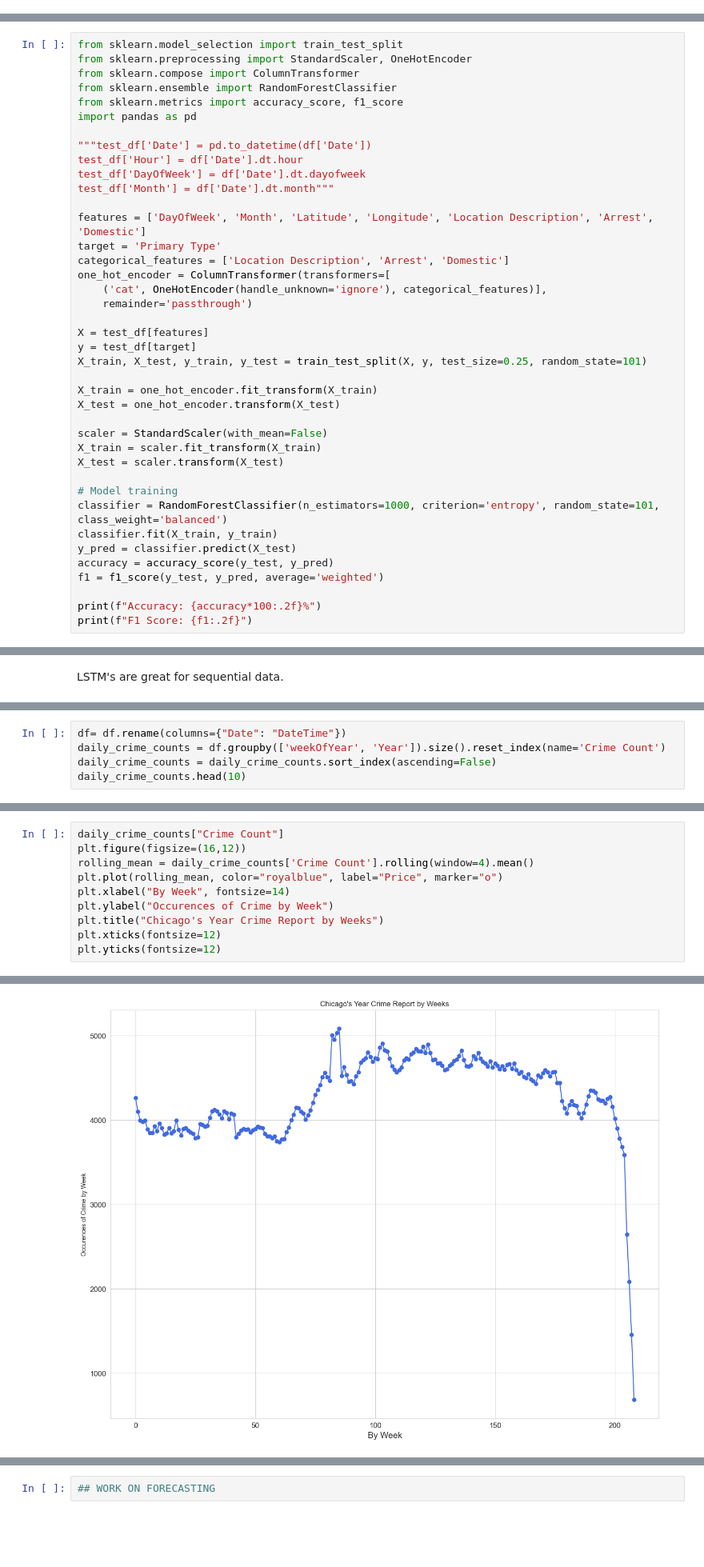
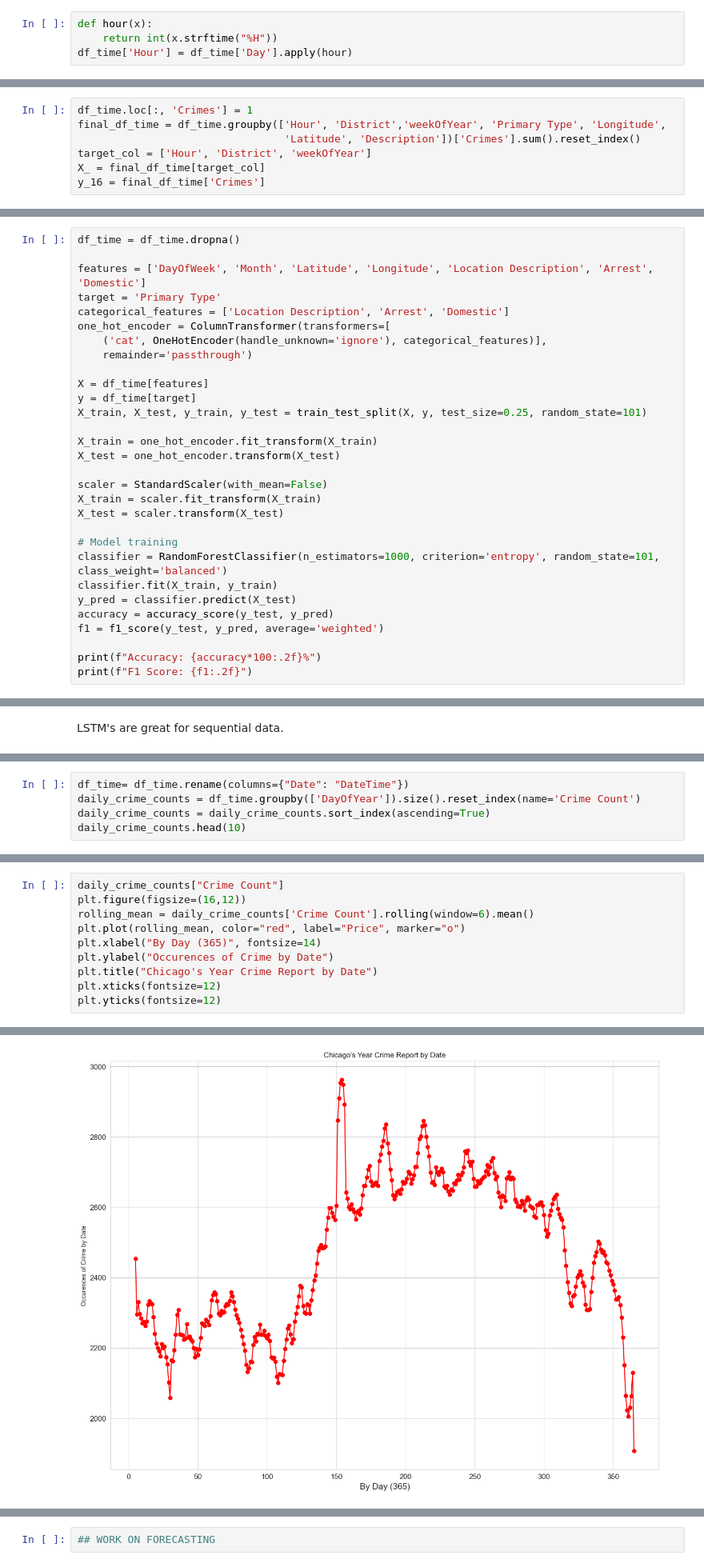
Before and after one commit to kfukutom/urban-informatics, a Jupyter notebook: src/crime_analysis.ipynb, the cells around one changed output, grey strips where cells are left out. Shown at 80% size. Drawn from its saved outputs; the diff is of its cells as text; blank space fills up the shorter version.

```diff
--- a/src/crime_analysis.ipynb
+++ b/src/crime_analysis.ipynb
@@ -246,0 +296,4 @@ Text(0.5, 1.0, 'Crime Distribution per Community Name')
+# %%
+def hour(x):
+    return int(x.strftime("%H"))
+df_time['Hour'] = df_time['Day'].apply(hour)
@@ -246,0 +320,7 @@ Text(0.5, 1.0, 'Crime Distribution per Community Name')
+# %%
+df_time.loc[:, 'Crimes'] = 1
+final_df_time = df_time.groupby(['Hour', 'District','weekOfYear', 'Primary Type', 'Longitude',
+                                 'Latitude', 'Description'])['Crimes'].sum().reset_index()
+target_col = ['Hour', 'District', 'weekOfYear']
+X_ = final_df_time[target_col]
+y_16 = final_df_time['Crimes']
@@ -378,15 +465,5 @@ Index(['ID', 'Case Number', 'Date', 'Block', 'IUCR', 'Primary Type',
 # %%
-from sklearn.model_selection import train_test_split
-from sklearn.preprocessing import StandardScaler, OneHotEncoder
-from sklearn.compose import ColumnTransformer
-from sklearn.ensemble import RandomForestClassifier
-from sklearn.metrics import accuracy_score, f1_score
-import pandas as pd
-
-"""test_df['Date'] = pd.to_datetime(df['Date'])
-test_df['Hour'] = df['Date'].dt.hour
-test_df['DayOfWeek'] = df['Date'].dt.dayofweek
-test_df['Month'] = df['Date'].dt.month"""
+df_time = df_time.dropna()
 
 features = ['DayOfWeek', 'Month', 'Latitude', 'Longitude', 'Location Description', 'Arrest', 'Domestic']
 target = 'Primary Type'
@@ -395,8 +472,8 @@ one_hot_encoder = ColumnTransformer(transformers=[
     ('cat', OneHotEncoder(handle_unknown='ignore'), categorical_features)],
     remainder='passthrough')
 
-X = test_df[features]
-y = test_df[target]
+X = df_time[features]
+y = df_time[target]
 X_train, X_test, y_train, y_test = train_test_split(X, y, test_size=0.25, random_state=101)
 
 X_train = one_hot_encoder.fit_transform(X_train)
@@ -467,7 +544,7 @@ Date
 Name: weekOfYear, Length: 901395, dtype: int64
 # %%
-df= df.rename(columns={"Date": "DateTime"})
-daily_crime_counts = df.groupby(['weekOfYear', 'Year']).size().reset_index(name='Crime Count')
-daily_crime_counts = daily_crime_counts.sort_index(ascending=False)
+df_time= df_time.rename(columns={"Date": "DateTime"})
+daily_crime_counts = df_time.groupby(['DayOfYear']).size().reset_index(name='Crime Count')
+daily_crime_counts = daily_crime_counts.sort_index(ascending=True)
 daily_crime_counts.head(10)
 # %% [output]
@@ -494,11 +571,11 @@ In the context of our crime data, the rolling mean would smooth out short-term f
 # %%
 daily_crime_counts["Crime Count"]
 plt.figure(figsize=(16,12))
-rolling_mean = daily_crime_counts['Crime Count'].rolling(window=4).mean()
-plt.plot(rolling_mean, color="royalblue", label="Price", marker="o")
-plt.xlabel("By Week", fontsize=14)
-plt.ylabel("Occurences of Crime by Week")
-plt.title("Chicago's Year Crime Report by Weeks")
+rolling_mean = daily_crime_counts['Crime Count'].rolling(window=6).mean()
+plt.plot(rolling_mean, color="red", label="Price", marker="o")
+plt.xlabel("By Day (365)", fontsize=14)
+plt.ylabel("Occurences of Crime by Date")
+plt.title("Chicago's Year Crime Report by Date")
 plt.xticks(fontsize=12)
 plt.yticks(fontsize=12)
 # %% [output]
@@ -513,2 +591,2 @@ plt.yticks(fontsize=12)
-[figure, old version]
+[figure, new version]
 # %%
```
Also changed, not shown: parts of 39 cells of this notebook, 1 other file.
